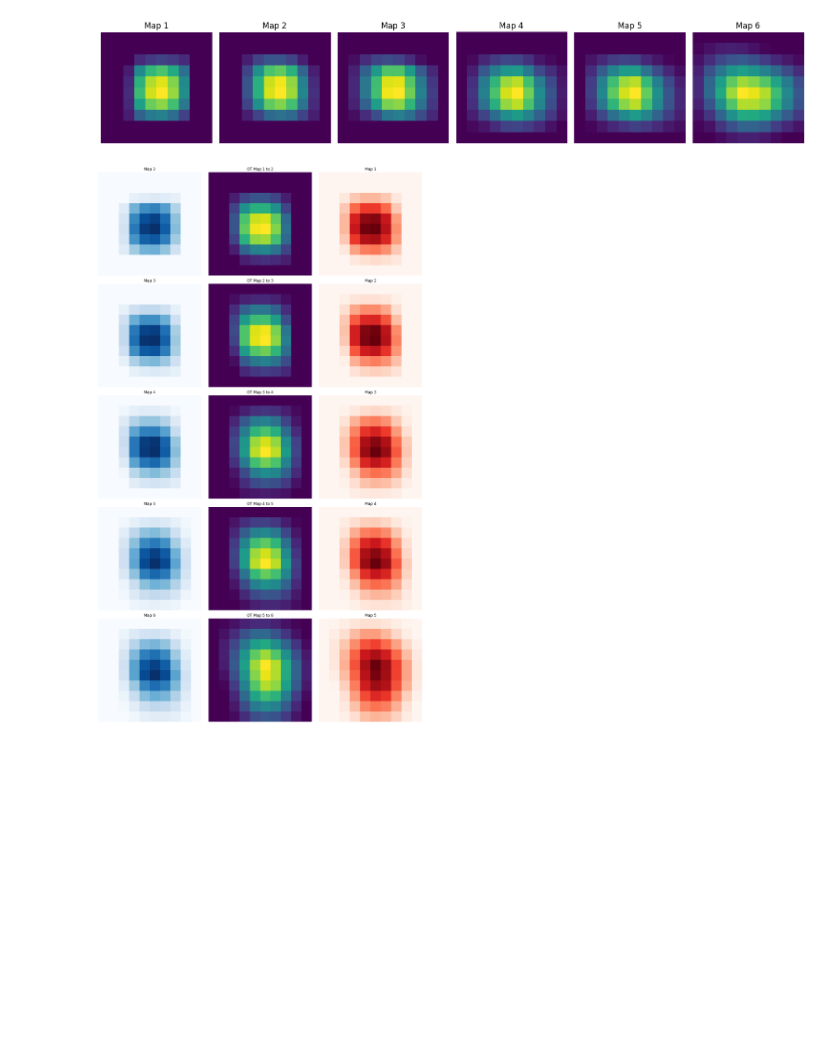
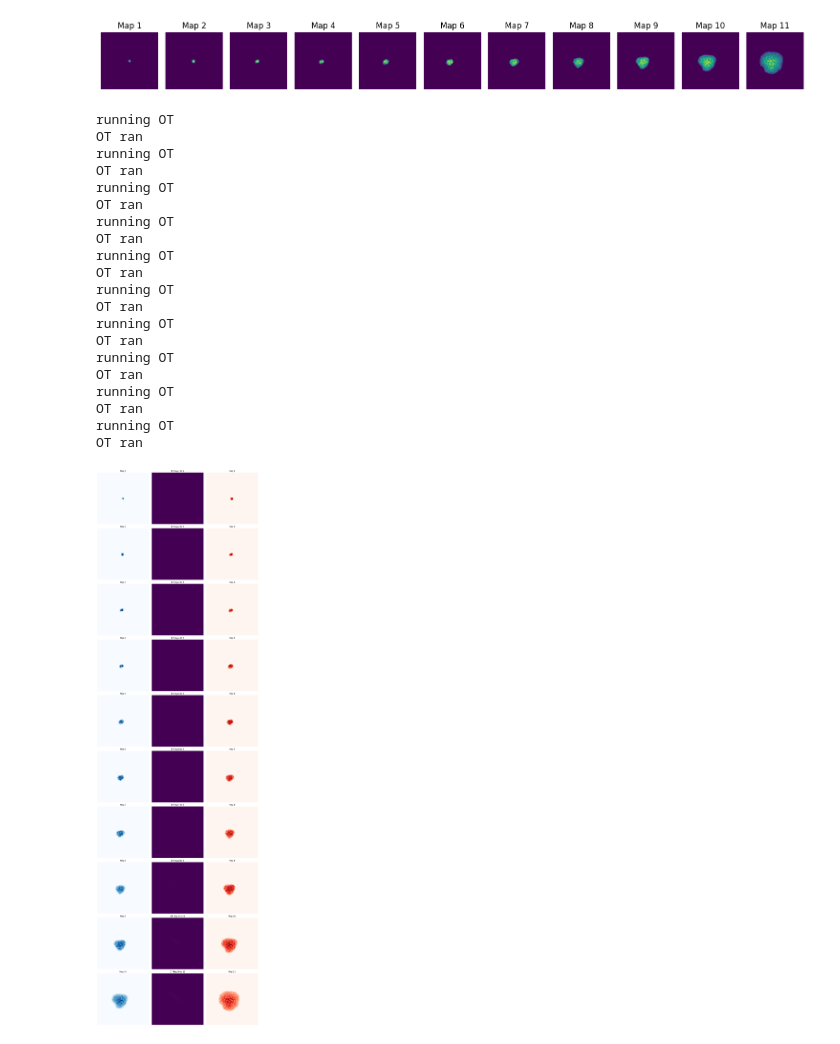
Before and after one commit to andrewbrodriguez/OT_Testing, a Jupyter notebook: with_real_data.ipynb, the cells around one changed output. Saved outputs shown, nothing was run; the diff lists cells and outputs as text; code cells hidden in the pictures; blank space fills up the shorter version.

```diff
--- a/with_real_data.ipynb
+++ b/with_real_data.ipynb
@@ -6,7 +6,7 @@ import ot  # ot
 import pandas as pd
 # %%
 df = pd.read_csv("/Users/andrewrodriguez/Desktop/Files/OT_Testing/sample_data.csv")
-df["x"] = ((df["x"] * 5 + 1) * 5)
-df["y"] = ((df["y"] * 5 + 1) * 5)
+df["x"] = ((df["x"] + 1) * 50)
+df["y"] = ((df["y"] + 1) * 50)
 df = df[["x", "y", "t_ind"]]
 # %%
@@ -26,7 +26,7 @@ for time in df["t_ind"].unique():
     coords = this_time[['x', 'y']].values
     time_set.append(coords)
 # %%
-map_dim = 10
+map_dim = 100
 time_maps = []
 
 for set in time_set:
@@ -41,7 +41,7 @@ for set in time_set:
     for idx in range(n_cells):
         density_map[cell_coords[idx, 1], cell_coords[idx, 0]] += prop[idx]
 
-    sigma_pix = 2
+    sigma_pix = 1
     density_map = skimage.filters.gaussian(density_map, sigma=sigma_pix, truncate=1)
 
     time_maps.append(density_map)
@@ -81,7 +81,7 @@ for i, (ax, map) in enumerate(zip(axes, time_maps)):
 plot.tight_layout()
 plot.show()
 # %% [output]
-[figure, old version]
+[figure, new version]
 # %%
 import numpy as np
 import ot
@@ -91,6 +91,8 @@ import matplotlib.pyplot as plt
 # Create a figure with subplots arranged side by side
 fig, axes = plt.subplots(len(time_maps) - 1, 3, figsize=(15, 5 * (len(time_maps) - 1)))
 
+sk = []
+
 for i in range(len(time_maps) - 1):
     map1 = time_maps[i+1].astype(np.float64)  # Convert to float64 for OT computation
     map2 = time_maps[i].astype(np.float64)
@@ -99,46 +101,68 @@ for i in range(len(time_maps) - 1):
     map1_flat = map1.flatten()
     map2_flat = map2.flatten()
 
-    reg = 0.005
+    reg = 0.001
     K = np.exp(-C / C.max() / reg)
     nit = 100
 
-
+    print("running OT")
     u = np.ones(len(map1_flat), )
     for j in range(1, nit):
         v = map2_flat / np.dot(K.T, u)
         u = map1_flat / (np.dot(K, v))
     ot_sink_algo = np.atleast_2d(u).T * (K * v.T)  # Equivalent to np.dot(np.diag(u), np.dot(K, np.diag(v)))
-
+    print("OT ran")
 
     nx, ny = map1.shape
     X, Y = np.meshgrid(np.arange(nx), np.arange(ny))
     pos = np.vstack([X.ravel(), Y.ravel()]).T
     cost_matrix = ot.dist(pos, pos)
 
     # Reshape the OT matrix back to the original map shape
     ot_map = ot_sink_algo.reshape(nx, ny, nx, ny).sum(axis=2).sum(axis=2)
 
     # Plot the first density map
     ax1 = axes[i, 2]
-    im1 = ax1.imshow(map1, cmap='Reds')
-    ax1.set_title(f'Map {i+1}')
+    im1 = ax1.imshow(map1.T, cmap='Reds')
+    ax1.set_title(f'Map {i+2}')
     ax1.axis('off')
 
     # Plot the second density map
     ax2 = axes[i, 0]
-    im2 = ax2.imshow(map2, cmap='Blues')
-    ax2.set_title(f'Map {i+2}')
+    im2 = ax2.imshow(map2.T, cmap='Blues')
+    ax2.set_title(f'Map {i+1}')
     ax2.axis('off')
 
     # Plot the OT map
     ax3 = axes[i, 1]
-    im3 = ax3.imshow(ot_map, cmap='viridis')
+    im3 = ax3.imshow(ot_sink_algo.T, cmap='viridis')
     ax3.set_title(f'OT Map {i+1} to {i+2}')
     ax3.axis('off')
+
+    sk.append(ot_sink_algo)
 
 
 plt.tight_layout()
 plt.show()
 # %% [output]
+running OT
+OT ran
+running OT
+OT ran
+running OT
+OT ran
+running OT
+OT ran
+running OT
+OT ran
+running OT
+OT ran
+running OT
+OT ran
+running OT
+OT ran
+running OT
+OT ran
+running OT
+OT ran
-[figure, old version]
+[figure, new version]
```
Also changed, not shown: parts of 5 cells of this notebook.
